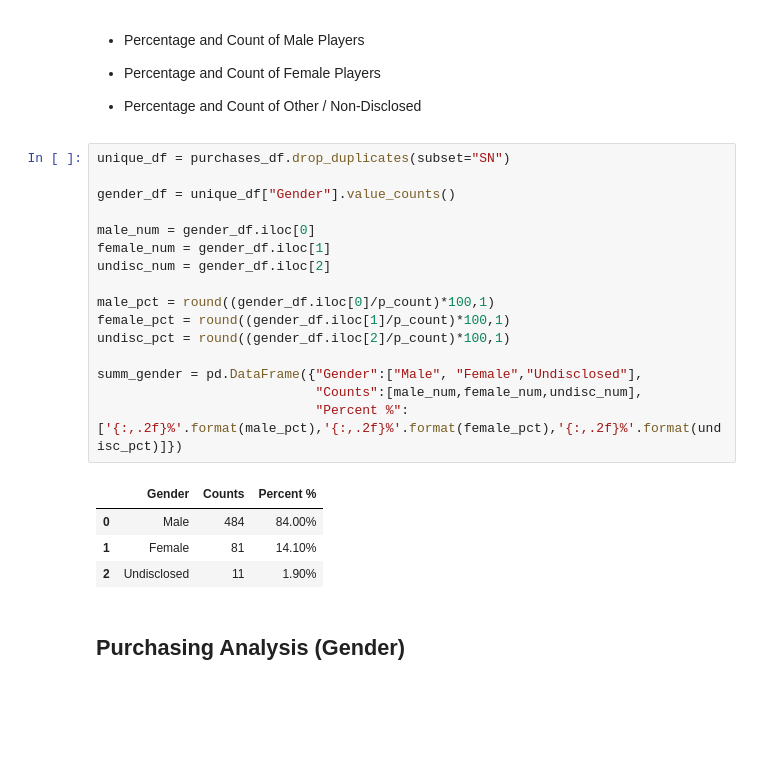
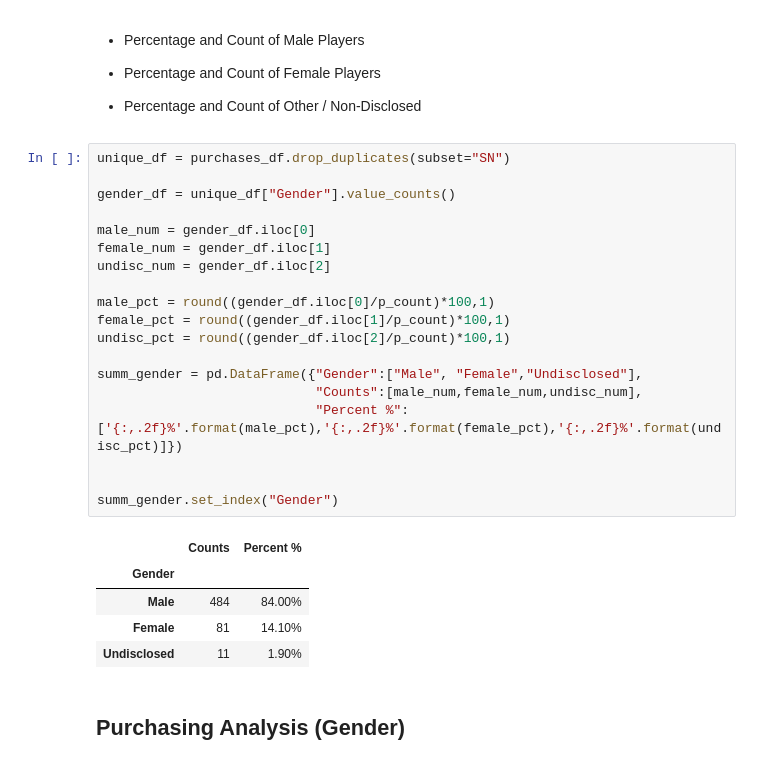
Before and after one commit to TanvirB/PandasHW4, a Jupyter notebook: HeroesOfPymoli_starter.ipynb, the cells around one changed output. Saved outputs shown, nothing was run; the diff lists cells and outputs as text; blank space fills up the shorter version.

```diff
--- a/HeroesOfPymoli_starter.ipynb
+++ b/HeroesOfPymoli_starter.ipynb
@@ -83,24 +83,28 @@ summ_df.round({"Average Price":2})
 # %%
 unique_df = purchases_df.drop_duplicates(subset="SN")
 
 gender_df = unique_df["Gender"].value_counts()
 
 male_num = gender_df.iloc[0]
 female_num = gender_df.iloc[1]
 undisc_num = gender_df.iloc[2]
 
 male_pct = round((gender_df.iloc[0]/p_count)*100,1)
 female_pct = round((gender_df.iloc[1]/p_count)*100,1)
 undisc_pct = round((gender_df.iloc[2]/p_count)*100,1)
 
 summ_gender = pd.DataFrame({"Gender":["Male", "Female","Undisclosed"],
                             "Counts":[male_num,female_num,undisc_num],
                             "Percent %":['{:,.2f}%'.format(male_pct),'{:,.2f}%'.format(female_pct),'{:,.2f}%'.format(undisc_pct)]})
+
+
+summ_gender.set_index("Gender")
 # %% [output]
-|  | Gender | Counts | Percent % |
-| 0 | Male | 484 | 84.00% |
-| 1 | Female | 81 | 14.10% |
-| 2 | Undisclosed | 11 | 1.90% |
+|  | Counts | Percent % |
+| Gender |  |  |
+| Male | 484 | 84.00% |
+| Female | 81 | 14.10% |
+| Undisclosed | 11 | 1.90% |
 # %% [markdown]
 
 ## Purchasing Analysis (Gender)
```
Also changed, not shown: parts of 5 cells of this notebook, 1 other file.
